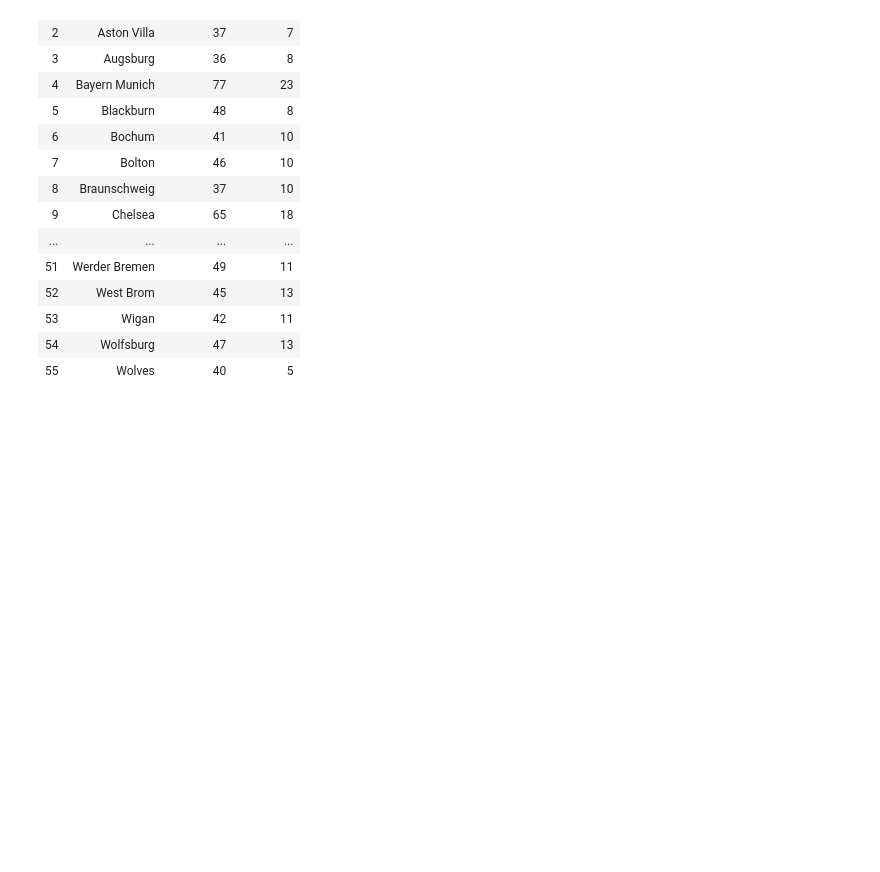
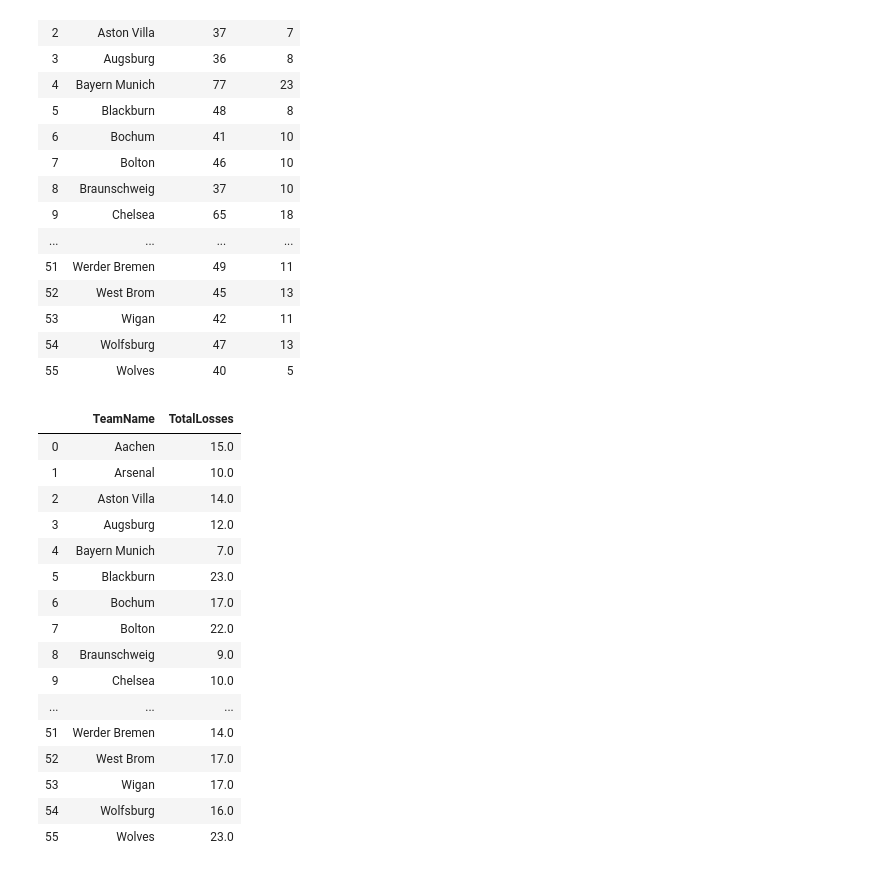
Before and after one commit to joekryan/FlatironMod2Project, a Jupyter notebook: Project Workbook.ipynb, the cells around one changed output. Saved outputs shown, nothing was run; the diff lists cells and outputs as text; code cells hidden in the pictures; blank space fills up the shorter version.

```diff
--- a/Project Workbook.ipynb
+++ b/Project Workbook.ipynb
@@ -295,3 +299,29 @@ result
 | 53 | Wigan | 42 | 11 |
 | 54 | Wolfsburg | 47 | 13 |
 | 55 | Wolves | 40 | 5 |
+# %%
+Away_losses = df_matches[df_matches['FTR'] == 'A']['HomeTeam'].value_counts()
+Home_losses = df_matches[df_matches['FTR'] == 'H']['AwayTeam'].value_counts()
+
+df_Total_Losses = pd.DataFrame(data = (Away_losses + Home_losses)).reset_index()
+df_Total_Losses.columns = ['TeamName', 'TotalLosses']
+df_Total_Losses['TotalLosses'].fillna(0, inplace=True)
+df_Total_Losses
+# %% [output]
+|  | TeamName | TotalLosses |
+| 0 | Aachen | 15.0 |
+| 1 | Arsenal | 10.0 |
+| 2 | Aston Villa | 14.0 |
+| 3 | Augsburg | 12.0 |
+| 4 | Bayern Munich | 7.0 |
+| 5 | Blackburn | 23.0 |
+| 6 | Bochum | 17.0 |
+| 7 | Bolton | 22.0 |
+| 8 | Braunschweig | 9.0 |
+| 9 | Chelsea | 10.0 |
+| ... | ... | ... |
+| 51 | Werder Bremen | 14.0 |
+| 52 | West Brom | 17.0 |
+| 53 | Wigan | 17.0 |
+| 54 | Wolfsburg | 16.0 |
+| 55 | Wolves | 23.0 |
```
Also changed, not shown: parts of 34 cells of this notebook.
